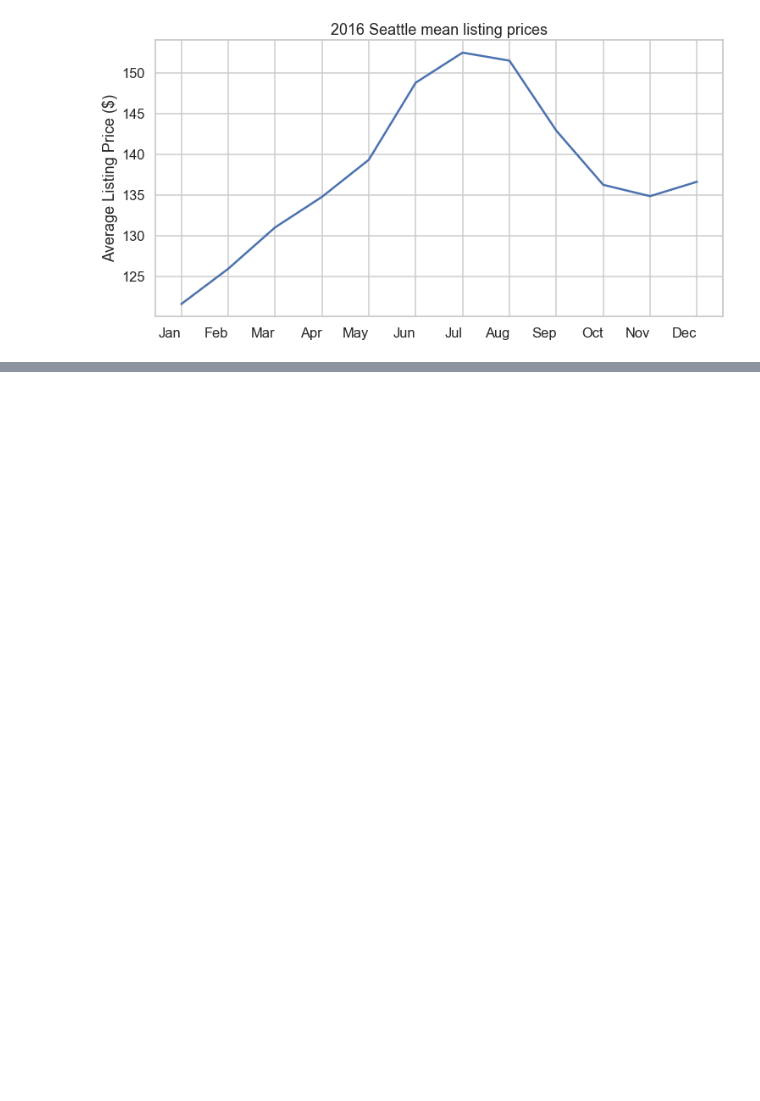
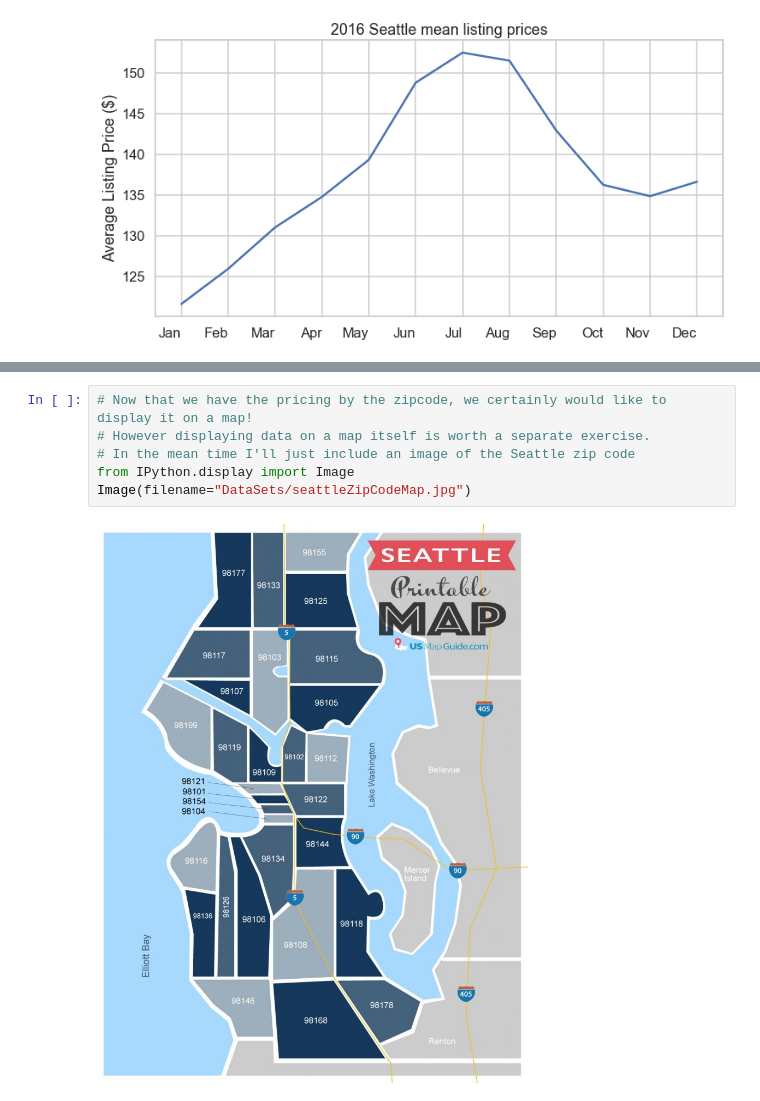
Before and after one commit to ronald-leung/Udacity-Exercises, a Jupyter notebook: DataScienceNanoDegree/Project1/Udacity Data Science Project 1 - AirBnB data.ipynb, the cells around one changed output, grey strips where cells are left out. Drawn from its saved outputs; the diff is of its cells as text; blank space fills up the shorter version.

```diff
--- a/DataScienceNanoDegree/Project1/Udacity Data Science Project 1 - AirBnB data.ipynb
+++ b/DataScienceNanoDegree/Project1/Udacity Data Science Project 1 - AirBnB data.ipynb
@@ -281,0 +369,8 @@ Text(0.5, 1.0, '2016 Seattle mean listing prices')
+# %%
+# Now that we have the pricing by the zipcode, we certainly would like to display it on a map!
+# However displaying data on a map itself is worth a separate exercise.
+# In the mean time I'll just include an image of the Seattle zip code
+from IPython.display import Image
+Image(filename="DataSets/seattleZipCodeMap.jpg")
+# %% [output]
+[figure, added]
```
Also changed, not shown: parts of 12 cells of this notebook, 1 other file.
